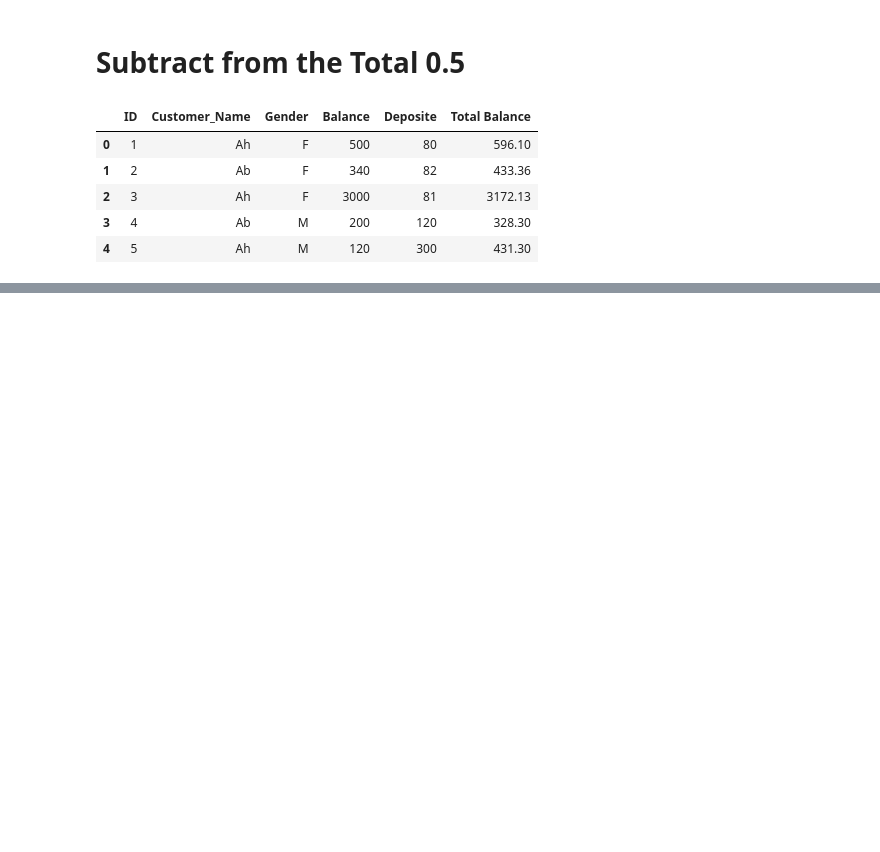
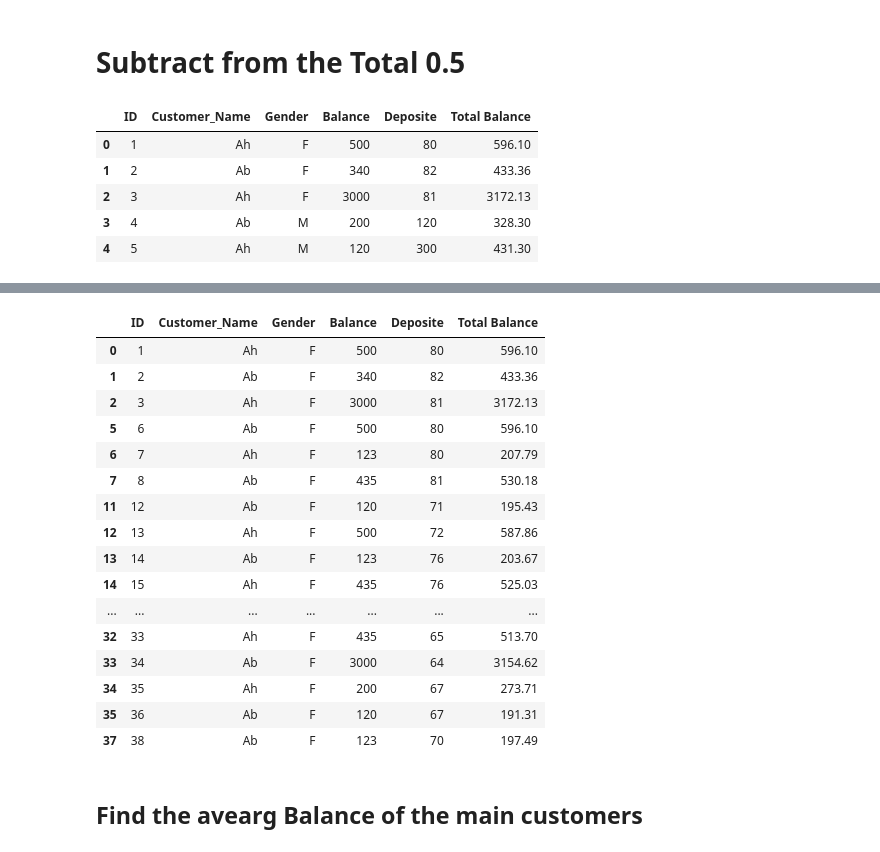
Before and after one commit to Alblooshi-Moh/Python-Project-1, a Jupyter notebook: DataFrames/Balance.ipynb, the cells around one changed output, grey strips where cells are left out. Cells and saved outputs as stored; diff of their text form; code cells hidden in the pictures; blank space fills up the shorter version.

```diff
--- a/DataFrames/Balance.ipynb
+++ b/DataFrames/Balance.ipynb
@@ -228,0 +244,24 @@ BC.head()
+# %%
+BC_F = BC[BC["Gender"]=="F"]
+# %%
+BC_F
+# %% [output]
+|  | ID | Customer_Name | Gender | Balance | Deposite | Total Balance |
+| 0 | 1 | Ah | F | 500 | 80 | 596.10 |
+| 1 | 2 | Ab | F | 340 | 82 | 433.36 |
+| 2 | 3 | Ah | F | 3000 | 81 | 3172.13 |
+| 5 | 6 | Ab | F | 500 | 80 | 596.10 |
+| 6 | 7 | Ah | F | 123 | 80 | 207.79 |
+| 7 | 8 | Ab | F | 435 | 81 | 530.18 |
+| 11 | 12 | Ab | F | 120 | 71 | 195.43 |
+| 12 | 13 | Ah | F | 500 | 72 | 587.86 |
+| 13 | 14 | Ab | F | 123 | 76 | 203.67 |
+| 14 | 15 | Ah | F | 435 | 76 | 525.03 |
+| ... | ... | ... | ... | ... | ... | ... |
+| 32 | 33 | Ah | F | 435 | 65 | 513.70 |
+| 33 | 34 | Ab | F | 3000 | 64 | 3154.62 |
+| 34 | 35 | Ah | F | 200 | 67 | 273.71 |
+| 35 | 36 | Ab | F | 120 | 67 | 191.31 |
+| 37 | 38 | Ab | F | 123 | 70 | 197.49 |
+# %% [markdown]
+## Find the avearg Balance of the main customers
```
Also changed, not shown: parts of 8 cells of this notebook, 1 other file.
